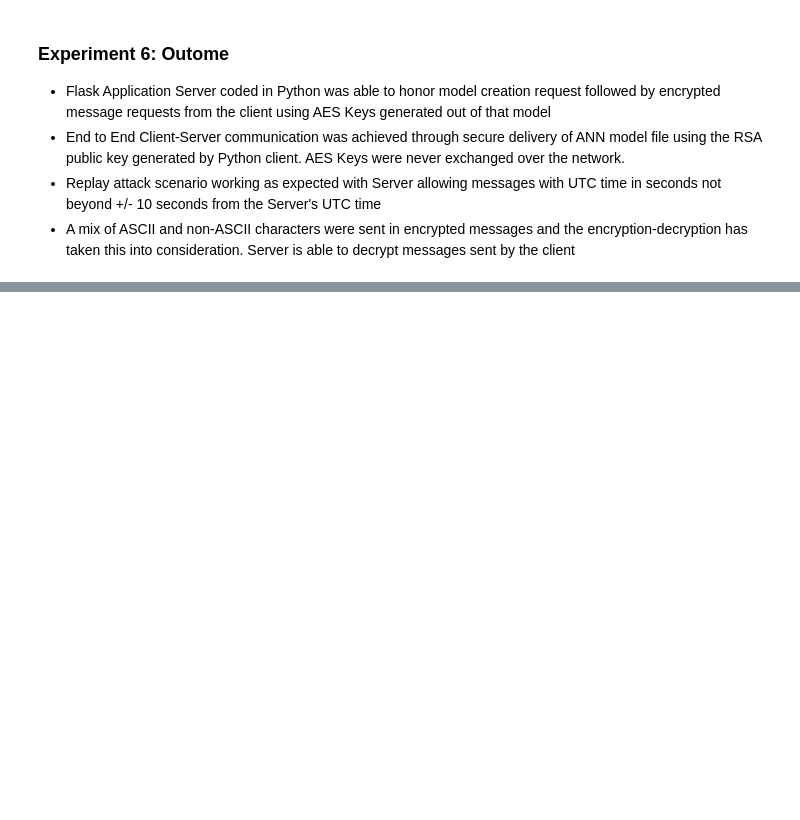
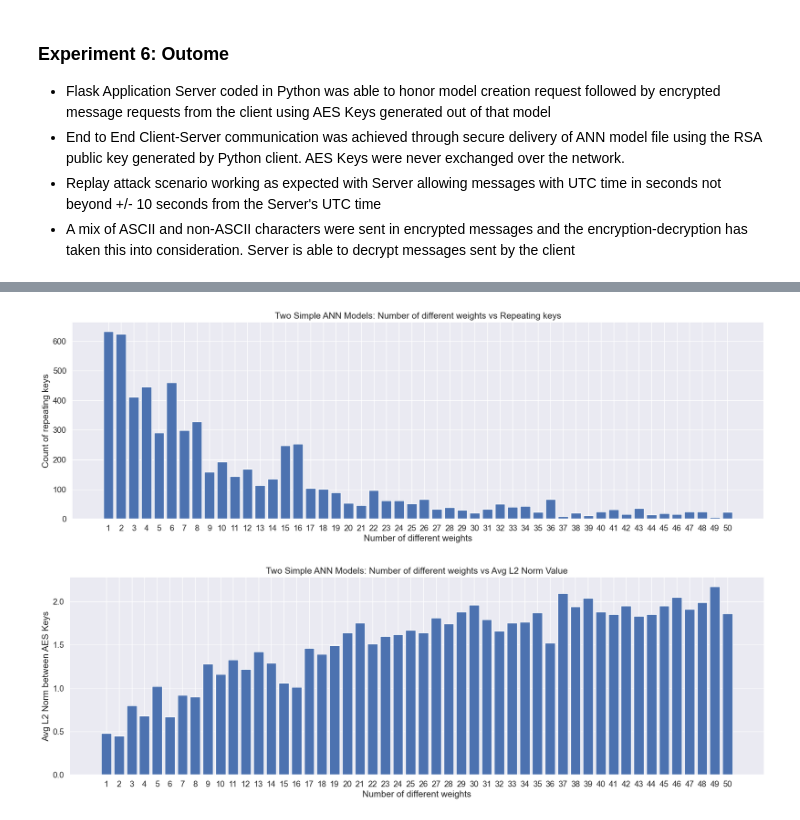
Before and after one commit to JSMitra/ForYourKeysOnly, a Jupyter notebook: FYKO_JupyterNotebook/FYKO.ipynb, the cells around one changed output, grey strips where cells are left out. Cells and saved outputs as stored; diff of their text form; code cells hidden in the pictures; blank space fills up the shorter version.

```diff
--- a/FYKO_JupyterNotebook/FYKO.ipynb
+++ b/FYKO_JupyterNotebook/FYKO.ipynb
@@ -1526,0 +1536,59 @@ send_wrong_inputs response_json={'request_message': 'could not decrypt'}
+# %%
+model1 = generate_ANN()
+changed_weights_repeating_keys_map = {}
+changed_weights_avg_l2norm_map = {}
+
+max_number_of_weights_change = 50
+for num_weights in range(1, max_number_of_weights_change+1):
+    model1_weights = model1.get_weights()
+
+    model2 = keras.models.clone_model(model1)
+
+    rows = random.sample(range(0, 255), num_weights)
+    cols = random.sample(range(0, 255), num_weights)
+    # change the weights
+    for weight_index in range(0,num_weights):
+        row = rows[weight_index]
+        col = cols[weight_index]
+        model1_weights[0][row][col] = -model1_weights[0][row][col]
+
+    model2.set_weights(model1_weights)
+
+    repeating_keys = 0
+    total_l2_norm = 0
+    iterations = 1000
+
+    for i in range(iterations):
+        utc_time_seconds = int(time.time())
+        random_string = str(uuid.uuid4())
+        aes_key1,aes_key1_bits,_,_ = generate_aes_key(model1, random_string, utc_time_seconds)
+        aes_key2,aes_key2_bits,_,_ = generate_aes_key(model2, random_string, utc_time_seconds)
+        if aes_key1 == aes_key2:
+            repeating_keys += 1
+        l2_norm = get_l2_norm(aes_key1_bits, aes_key2_bits)
+        total_l2_norm += l2_norm
+
+    avg_l2_norm = round(total_l2_norm/iterations,2)
+    changed_weights_repeating_keys_map[num_weights] = repeating_keys
+    changed_weights_avg_l2norm_map[num_weights] = avg_l2_norm
+
+names = list(changed_weights_repeating_keys_map.keys())
+values = list(changed_weights_repeating_keys_map.values())
+fig = plt.figure(figsize=(21,6))
+plt.bar(range(len(changed_weights_repeating_keys_map)), values, tick_label=names)
+plt.xlabel('Number of different weights')
+plt.ylabel('Count of repeating keys')
+plt.title('Two Simple ANN Models: Number of different weights vs Repeating keys')
+plt.show()
+
+names = list(changed_weights_avg_l2norm_map.keys())
+values = list(changed_weights_avg_l2norm_map.values())
+fig = plt.figure(figsize=(21,6))
+plt.bar(range(len(changed_weights_avg_l2norm_map)), values, tick_label=names)
+plt.xlabel('Number of different weights')
+plt.ylabel('Avg L2 Norm between AES Keys')
+plt.title('Two Simple ANN Models: Number of different weights vs Avg L2 Norm Value')
+plt.show()
+# %% [output]
+[figure, added]
+[figure, added]
```
Also changed, not shown: parts of 5 cells of this notebook, 1 other file.
